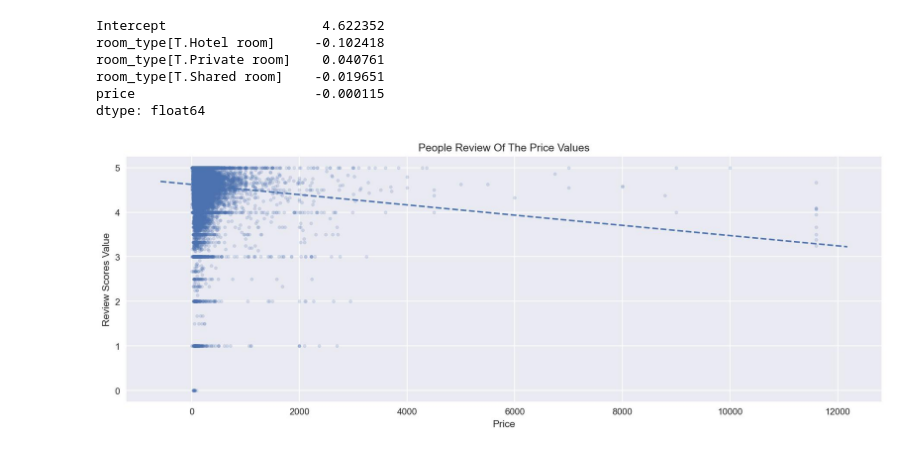
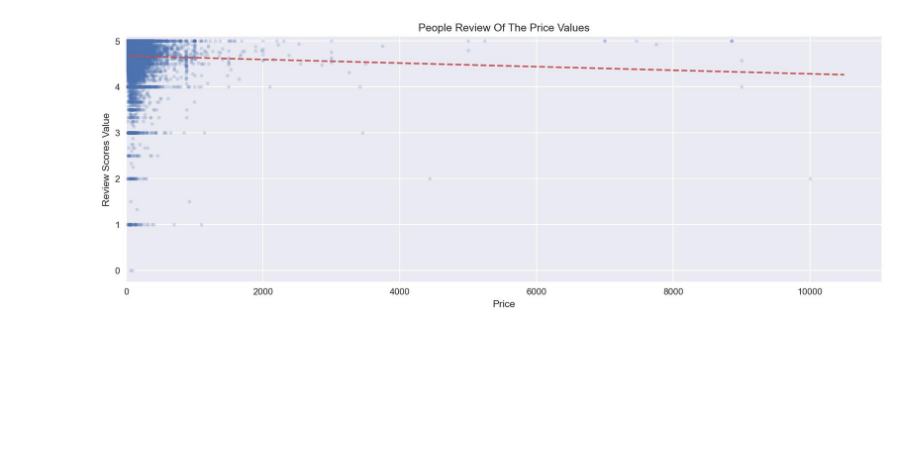
Before and after one commit to mhaln3mi/Airbnb-Rome-EDA, a Jupyter notebook: models.ipynb, the cells around one changed output. Drawn from its saved outputs; the diff is of its cells as text; code cells hidden in the pictures; blank space fills up the shorter version.

```diff
--- a/models.ipynb
+++ b/models.ipynb
@@ -75,4 +74,8 @@ def abline(slope, intercept):
     axes = plt.gca()
     x_vals = np.array(axes.get_xlim())
     y_vals = intercept + slope * x_vals
-    plt.plot(x_vals, y_vals, '--')
+    plt.plot(x_vals, y_vals, '--r')
+# %%
+# drop listings whose price more the $10_000
+data = df.drop(df[df['price'] > 10_000].index)
+data['price'].nlargest(10)
@@ -87,5 +102,5 @@ plt.show()
 # %%
-model = ols('review_scores_value ~ price', df)
+model = ols('review_scores_value ~ price', data)
 result = model.fit()
 result.summary()
 # %% [output]
@@ -117,4 +131,0 @@ sm.stats.anova_lm(result, typ=2)
-# %%
-data = df[['price', 'review_scores_value', 'room_type']].dropna()
-res = ols('review_scores_value ~ price + room_type', data).fit()
-res.summary()
@@ -146,18 +132,10 @@ strong multicollinearity or other numerical problems.
-# %%
-res.params
-# %% [output]
-Intercept                    4.622352
-room_type[T.Hotel room]     -0.102418
-room_type[T.Private room]    0.040761
-room_type[T.Shared room]    -0.019651
-price                       -0.000115
-dtype: float64
 # %%
-plt.scatter(x=df['price'], y=df['review_scores_value'], alpha=0.2, marker='.')
+plt.scatter(x=data['price'], y=data['review_scores_value'], alpha=0.2, marker='.')
+abline(result.params[-1], result.params[0])
 plt.title('people review of the price values'.title())
 plt.xlabel('Price')
 plt.ylabel('review scores value'.title())
-abline(res.params[-1], res.params[0])
+plt.xlim(left=-0.1); plt.ylim(top=5.1)
 plt.show()
 # %% [output]
-[figure, old version]
+[figure, new version]
```
Also changed, not shown: parts of 19 cells of this notebook.
